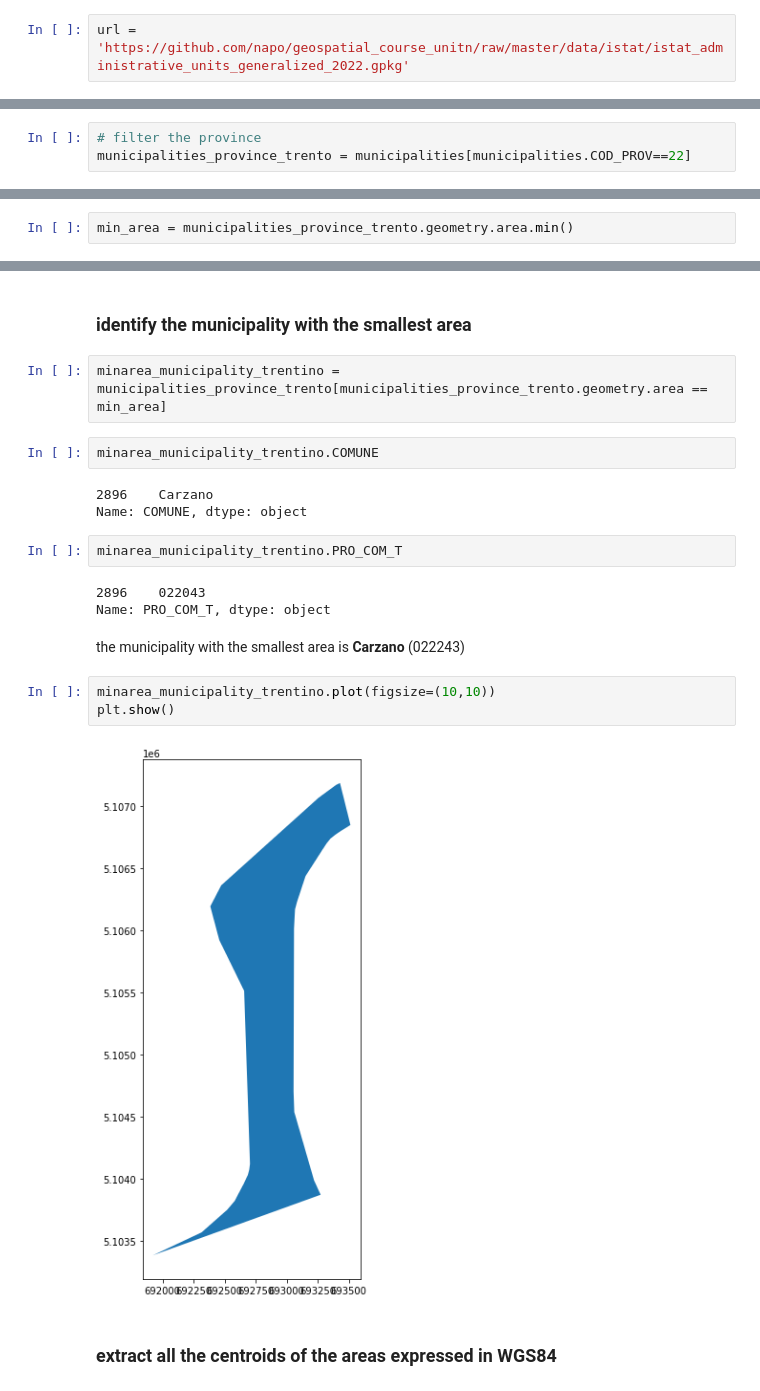
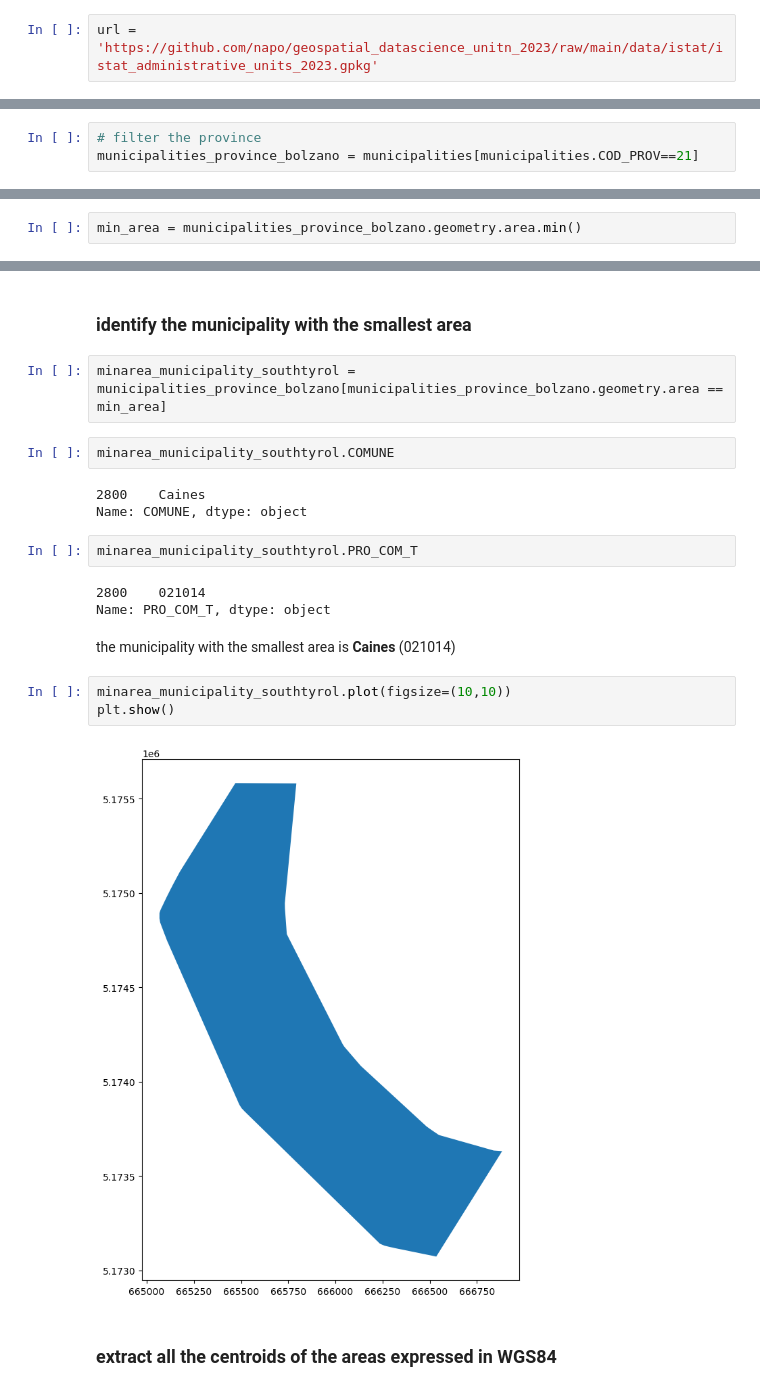
Before and after one commit to napo/geospatial_datascience_unitn_2023, a Jupyter notebook: code/solutions/01_gis_introduction._and_vector_data.ipynb, the cells around one changed output, grey strips where cells are left out. Drawn from its saved outputs; the diff is of its cells as text.

```diff
--- a/code/solutions/01_gis_introduction._and_vector_data.ipynb
+++ b/code/solutions/01_gis_introduction._and_vector_data.ipynb
@@ -60,4 +57,4 @@ In the course material a geopackage file is available with all the shapefiles of
 directory "data"
 # %%
-url = 'https://github.com/napo/geospatial_course_unitn/raw/master/data/istat/istat_administrative_units_generalized_2022.gpkg'
+url = 'https://github.com/napo/geospatial_datascience_unitn_2023/raw/main/data/istat/istat_administrative_units_2023.gpkg'
 # %%
@@ -342,5 +336,5 @@ the **COD_PROV** of the Province of Trento is **22**
 # %%
 # filter the province
-municipalities_province_trento = municipalities[municipalities.COD_PROV==22]
+municipalities_province_bolzano = municipalities[municipalities.COD_PROV==21]
 # %%
 # plot it
@@ -365,7 +359,7 @@ max_area
 # %% [markdown]
 finding the min area
 # %%
-min_area = municipalities_province_trento.geometry.area.min()
+min_area = municipalities_province_bolzano.geometry.area.min()
 # %%
 min_area
 # %% [output]
@@ -400,24 +394,24 @@ plt.show()
 # %% [markdown]
 ### identify the municipality with the smallest area
 # %%
-minarea_municipality_trentino = municipalities_province_trento[municipalities_province_trento.geometry.area == min_area]
+minarea_municipality_southtyrol = municipalities_province_bolzano[municipalities_province_bolzano.geometry.area == min_area]
 # %%
-minarea_municipality_trentino.COMUNE
+minarea_municipality_southtyrol.COMUNE
 # %% [output]
-2896    Carzano
+2800    Caines
 Name: COMUNE, dtype: object
 # %%
-minarea_municipality_trentino.PRO_COM_T
+minarea_municipality_southtyrol.PRO_COM_T
 # %% [output]
-2896    022043
+2800    021014
 Name: PRO_COM_T, dtype: object
 # %% [markdown]
-the municipality with the smallest area is **Carzano** (022243)
+the municipality with the smallest area is **Caines** (021014)
 # %%
-minarea_municipality_trentino.plot(figsize=(10,10))
+minarea_municipality_southtyrol.plot(figsize=(10,10))
 plt.show()
 # %% [output]
-[figure, old version]
+[figure, new version]
 # %% [markdown]
 ### extract all the centroids of the areas expressed in WGS84
 # %%
```
Also changed, not shown: parts of 95 cells of this notebook.
